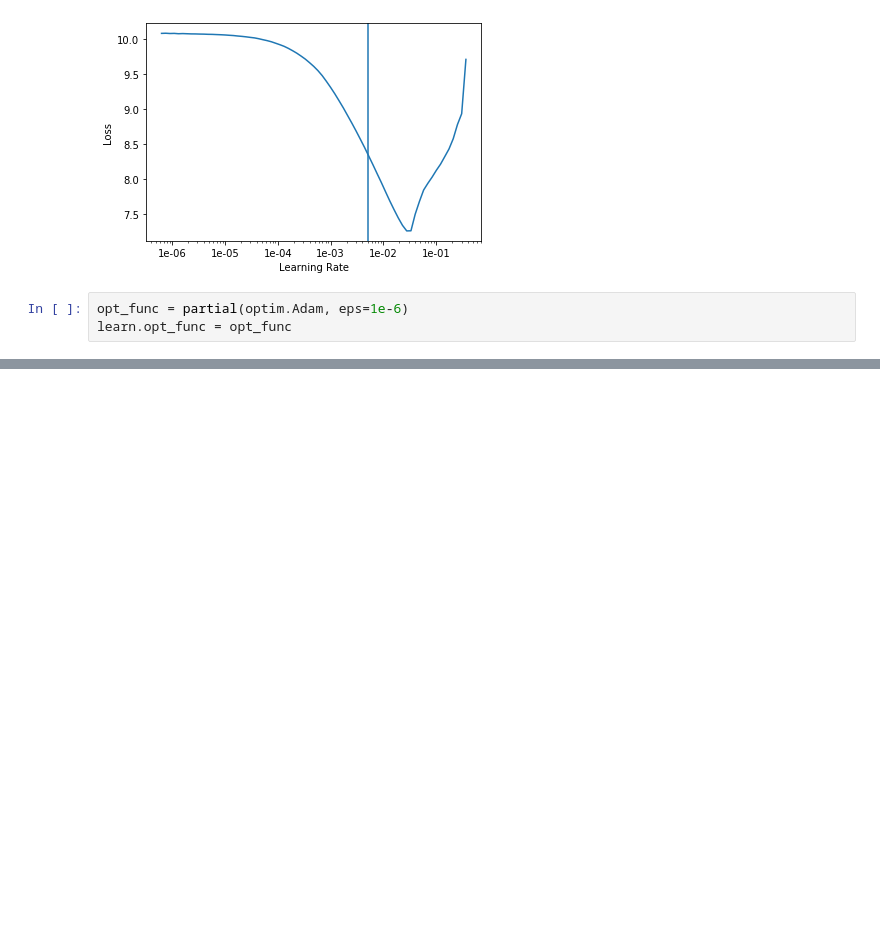
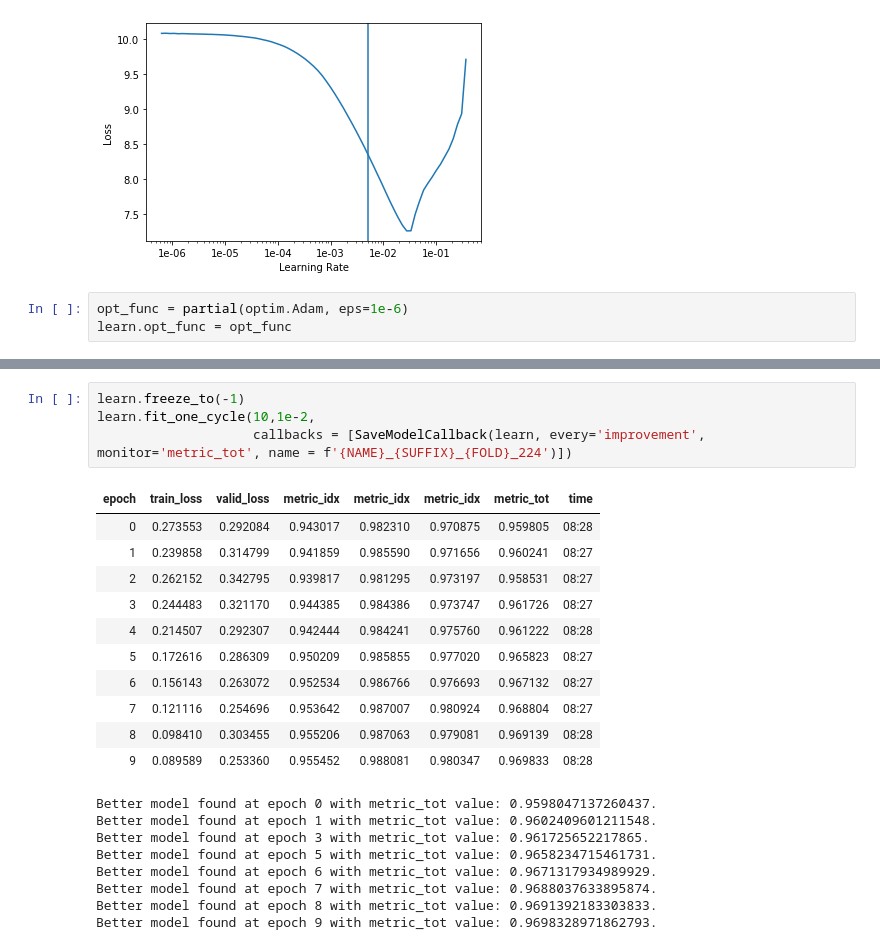
Before and after one commit to DrHB/Kaggle-Bengali-GOLD-MEDAL-SOLUTION, a Jupyter notebook: EXP_100/EXP_100_3CH_MISH-SIMPLE_CV3_128_LOSS-DIFFRENT_HEDA.ipynb, the cells around one changed output, grey strips where cells are left out. Cells and saved outputs as stored; diff of their text form; blank space fills up the shorter version.

```diff
--- a/EXP_100/EXP_100_3CH_MISH-SIMPLE_CV3_128_LOSS-DIFFRENT_HEDA.ipynb
+++ b/EXP_100/EXP_100_3CH_MISH-SIMPLE_CV3_128_LOSS-DIFFRENT_HEDA.ipynb
@@ -379,0 +423,24 @@ Better model found at epoch 21 with metric_tot value: 0.959538459777832.
+# %%
+learn.freeze_to(-1)
+learn.fit_one_cycle(10,1e-2,
+                    callbacks = [SaveModelCallback(learn, every='improvement', monitor='metric_tot', name = f'{NAME}_{SUFFIX}_{FOLD}_224')])
+# %% [output]
+| epoch | train_loss | valid_loss | metric_idx | metric_idx | metric_idx | metric_tot | time |
+| 0 | 0.273553 | 0.292084 | 0.943017 | 0.982310 | 0.970875 | 0.959805 | 08:28 |
+| 1 | 0.239858 | 0.314799 | 0.941859 | 0.985590 | 0.971656 | 0.960241 | 08:27 |
+| 2 | 0.262152 | 0.342795 | 0.939817 | 0.981295 | 0.973197 | 0.958531 | 08:27 |
+| 3 | 0.244483 | 0.321170 | 0.944385 | 0.984386 | 0.973747 | 0.961726 | 08:27 |
+| 4 | 0.214507 | 0.292307 | 0.942444 | 0.984241 | 0.975760 | 0.961222 | 08:28 |
+| 5 | 0.172616 | 0.286309 | 0.950209 | 0.985855 | 0.977020 | 0.965823 | 08:27 |
+| 6 | 0.156143 | 0.263072 | 0.952534 | 0.986766 | 0.976693 | 0.967132 | 08:27 |
+| 7 | 0.121116 | 0.254696 | 0.953642 | 0.987007 | 0.980924 | 0.968804 | 08:27 |
+| 8 | 0.098410 | 0.303455 | 0.955206 | 0.987063 | 0.979081 | 0.969139 | 08:28 |
+| 9 | 0.089589 | 0.253360 | 0.955452 | 0.988081 | 0.980347 | 0.969833 | 08:28 |
+Better model found at epoch 0 with metric_tot value: 0.9598047137260437.
+Better model found at epoch 1 with metric_tot value: 0.9602409601211548.
+Better model found at epoch 3 with metric_tot value: 0.961725652217865.
+Better model found at epoch 5 with metric_tot value: 0.9658234715461731.
+Better model found at epoch 6 with metric_tot value: 0.9671317934989929.
+Better model found at epoch 7 with metric_tot value: 0.9688037633895874.
+Better model found at epoch 8 with metric_tot value: 0.9691392183303833.
+Better model found at epoch 9 with metric_tot value: 0.9698328971862793.
```
Also changed, not shown: parts of 7 cells of this notebook, 4 other files.
